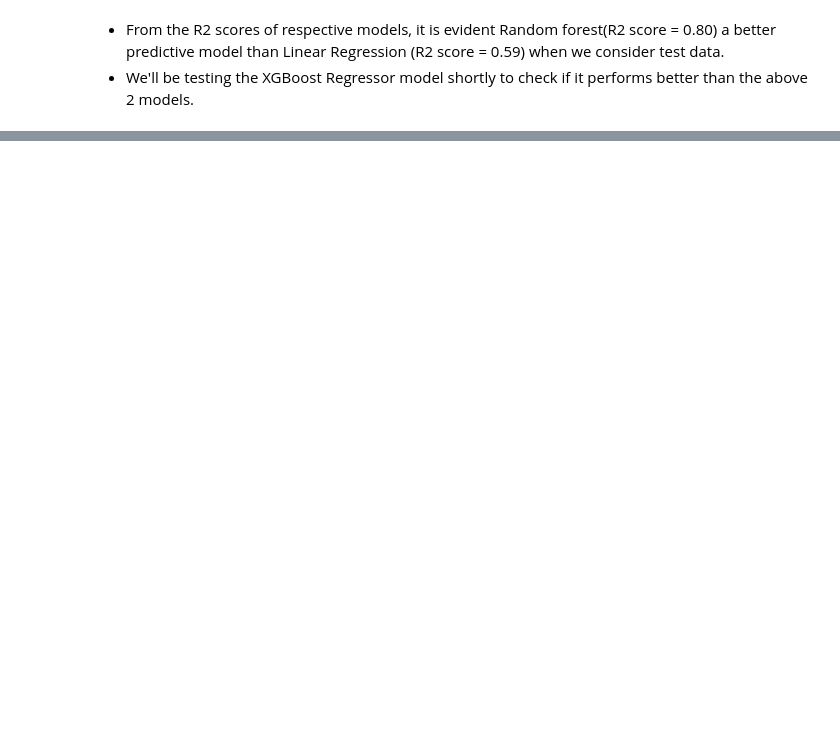
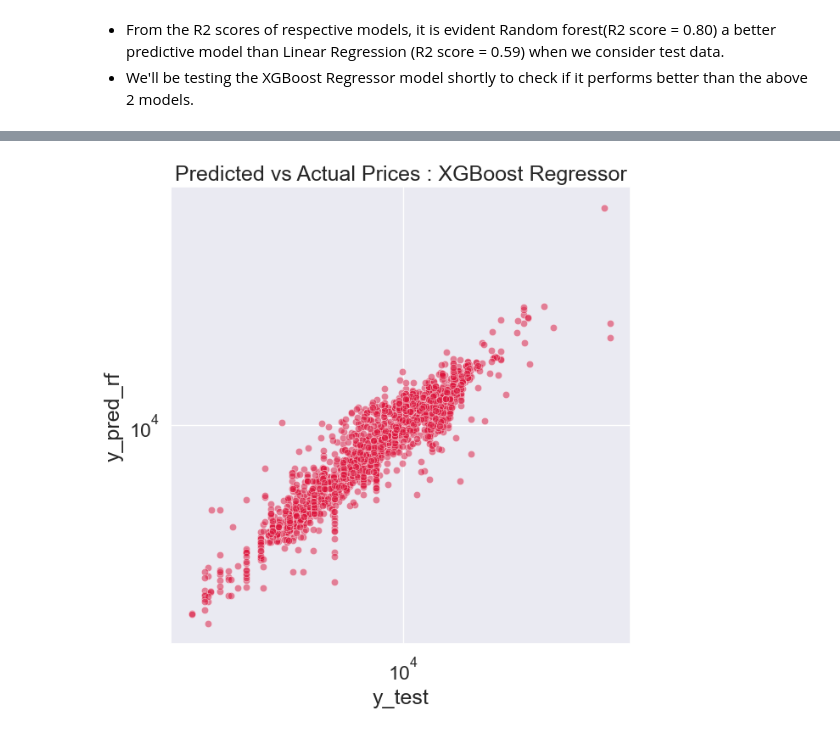
Before and after one commit to Sambit2424/Flight-Price-Estimation, a Jupyter notebook: Flight_Price_Estimation.ipynb, the cells around one changed output, grey strips where cells are left out. Saved outputs shown, nothing was run; the diff lists cells and outputs as text; code cells hidden in the pictures; blank space fills up the shorter version.

```diff
--- a/Flight_Price_Estimation.ipynb
+++ b/Flight_Price_Estimation.ipynb
@@ -1095,0 +1134,12 @@ plt.show()
+# %%
+# Plotting predictions for test data against actual prices
+plt.figure(figsize=(7,7))
+sns.scatterplot(y=y_pred_xgb,x=y_test,alpha =0.5,color='crimson')
+plt.yscale('log')
+plt.xscale('log')
+plt.title("Predicted vs Actual Prices : XGBoost Regressor")
+plt.xlabel('y_test')
+plt.ylabel('y_pred_rf')
+plt.show()
+# %% [output]
+[figure, added]
```
Also changed, not shown: parts of 17 cells of this notebook.
